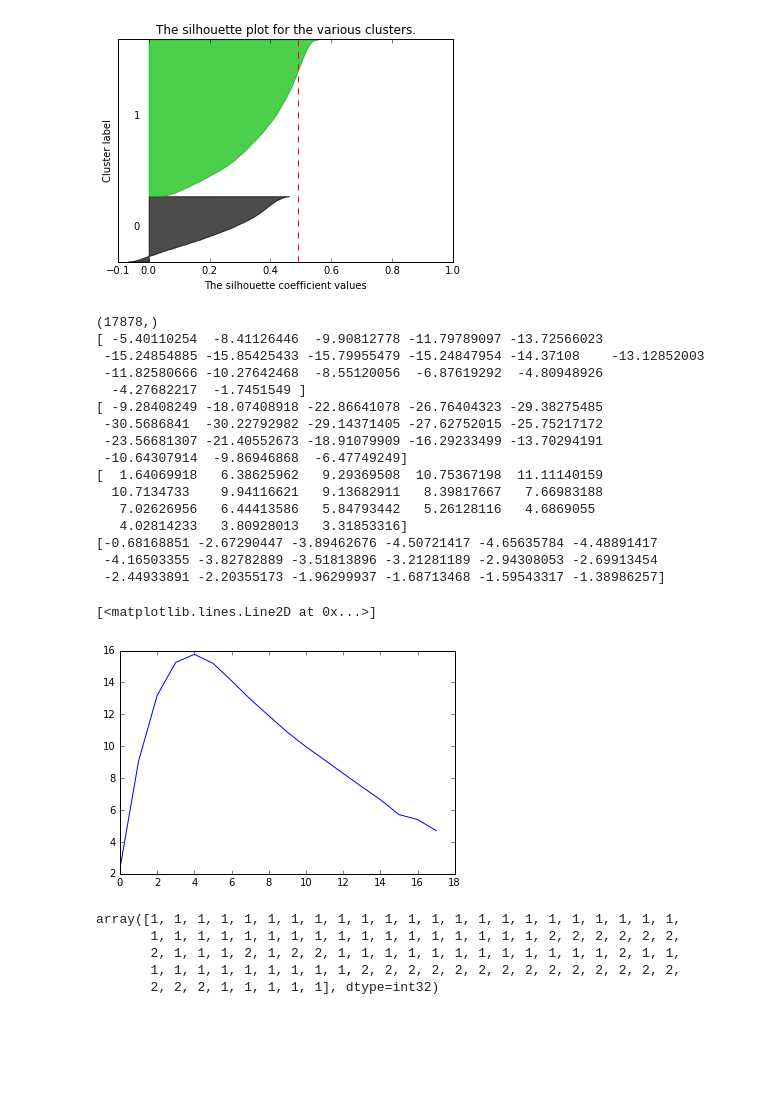
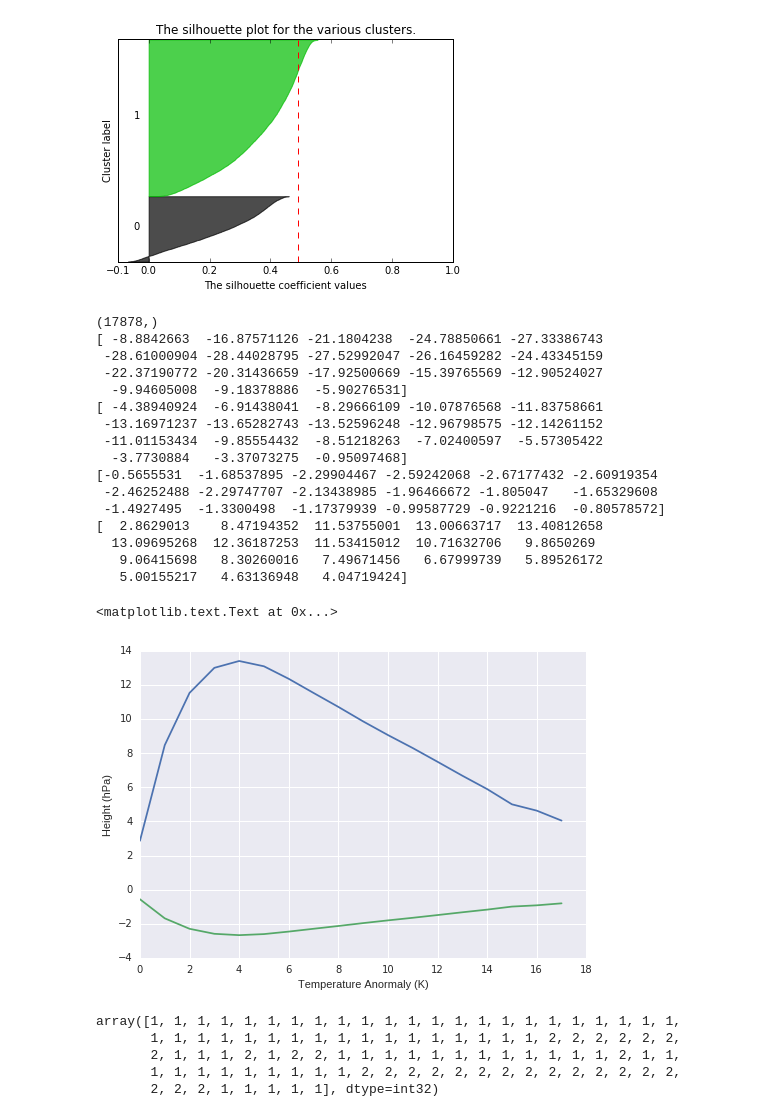
Before and after one commit to JiaweiZhuang/CS205_final_project, a Jupyter notebook: Data_Analysis/SSW.ipynb, the cells around one changed output. Cells and saved outputs as stored; diff of their text form; code cells hidden in the pictures; blank space fills up the shorter version.

Commit message:
add figures'

```diff
--- a/Data_Analysis/SSW.ipynb
+++ b/Data_Analysis/SSW.ipynb
@@ -137,0 +28,9 @@ Zphase2_scaled = preprocessing.scale(Zphase2read[7:,:])
+# %%
+# Read data metric
+ndata = 17878
+nfeatures = 252
+file1=open('./SSWdata.bin','rb')
+X=np.fromfile(file1)
+if sys.byteorder=='little':
+    X.byteswap(True)
+X=X.reshape(ndata,nfeatures)
@@ -182,35 +85,38 @@ print("For n_clusters =", n_clusters,
 [figure]
 # %%
 print cluster_labels.shape
-idx1 = np.where(cluster_labels==0)
+idx1 = np.where(cluster_labels==1)
 idx1 = idx1[0]
-idx2 = np.where(cluster_labels==1)
+idx2 = np.where(cluster_labels==2)
 idx2 = idx2[0]
-Tgrad_cluster1 = Tgradread[idx1+7,:]
+Tgrad_cluster1 = X[idx1,108:126]
 print np.mean(Tgrad_cluster1,axis=0)
-Tgrad_cluster2 = Tgradread[idx2+7,:]
+Tgrad_cluster2 = X[idx2,108:126]
 print np.mean(Tgrad_cluster2,axis=0)
-Tmean3_cluster1 = Tmean3read[idx1+7,:]
+Tmean3_cluster1 = X[idx1,36:54]
 print np.mean(Tmean3_cluster1,axis=0)
-Tmean3_cluster2 = Tmean3read[idx2+7,:]
+Tmean3_cluster2 = X[idx2,36:54]
 print np.mean(Tmean3_cluster2,axis=0)
-plt.plot(np.mean(Tmean3_cluster1,axis=0)-np.mean(Tmean3_cluster2,axis=0))
+plt.plot(np.mean(Tmean3_cluster2,axis=0))
+plt.plot(np.mean(Tmean3_cluster1,axis=0))
+plt.xlabel('Temperature Anormaly (K)',)
+plt.ylabel('Height (hPa)')
 # %% [output]
 (17878,)
-[ -5.40110254  -8.41126446  -9.90812778 -11.79789097 -13.72566023
- -15.24854885 -15.85425433 -15.79955479 -15.24847954 -14.37108    -13.12852003
- -11.82580666 -10.27642468  -8.55120056  -6.87619292  -4.80948926
-  -4.27682217  -1.7451549 ]
-[ -9.28408249 -18.07408918 -22.86641078 -26.76404323 -29.38275485
- -30.5686841  -30.22792982 -29.14371405 -27.62752015 -25.75217172
- -23.56681307 -21.40552673 -18.91079909 -16.29233499 -13.70294191
- -10.64307914  -9.86946868  -6.47749249]
-[  1.64069918   6.38625962   9.29369508  10.75367198  11.11140159
-  10.7134733    9.94116621   9.13682911   8.39817667   7.66983188
-   7.02626956   6.44413586   5.84793442   5.26128116   4.6869055
-   4.02814233   3.80928013   3.31853316]
-[-0.68168851 -2.67290447 -3.89462676 -4.50721417 -4.65635784 -4.48891417
- -4.16503355 -3.82782889 -3.51813896 -3.21281189 -2.94308053 -2.69913454
- -2.44933891 -2.20355173 -1.96299937 -1.68713468 -1.59543317 -1.38986257]
+[ -8.8842663  -16.87571126 -21.1804238  -24.78850661 -27.33386743
+ -28.61000904 -28.44028795 -27.52992047 -26.16459282 -24.43345159
+ -22.37190772 -20.31436659 -17.92500669 -15.39765569 -12.90524027
+  -9.94605008  -9.18378886  -5.90276531]
+[ -4.38940924  -6.91438041  -8.29666109 -10.07876568 -11.83758661
+ -13.16971237 -13.65282743 -13.52596248 -12.96798575 -12.14261152
+ -11.01153434  -9.85554432  -8.51218263  -7.02400597  -5.57305422
+  -3.7730884   -3.37073275  -0.95097468]
+[-0.5655531  -1.68537895 -2.29904467 -2.59242068 -2.67177432 -2.60919354
+ -2.46252488 -2.29747707 -2.13438985 -1.96466672 -1.805047   -1.65329608
+ -1.4927495  -1.3300498  -1.17379939 -0.99587729 -0.9221216  -0.80578572]
+[  2.8629013    8.47194352  11.53755001  13.00663717  13.40812658
+  13.09695268  12.36187253  11.53415012  10.71632706   9.8650269
+   9.06415698   8.30260016   7.49671456   6.67999739   5.89526172
+   5.00155217   4.63136948   4.04719424]
-[<matplotlib.lines.Line2D at 0x...>]
+<matplotlib.text.Text at 0x...>
-[figure, old version]
+[figure, new version]
```
Also changed, not shown: parts of 11 cells of this notebook, 2 other files.
